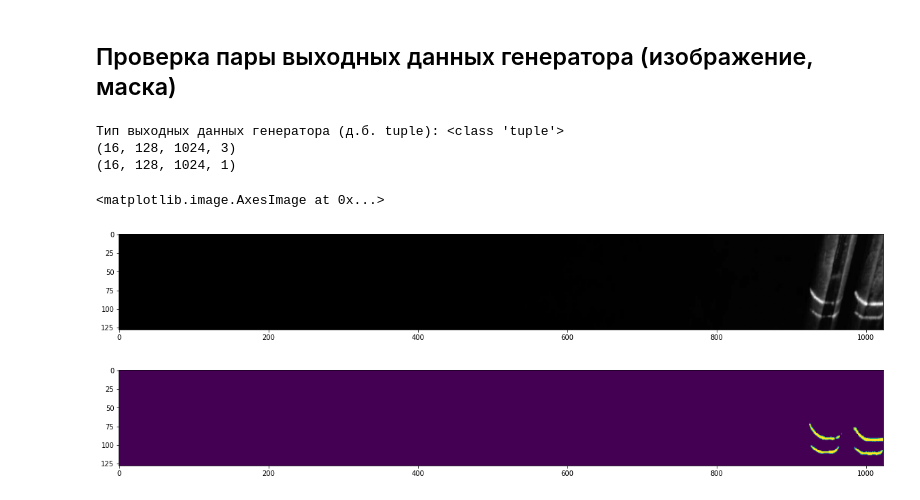
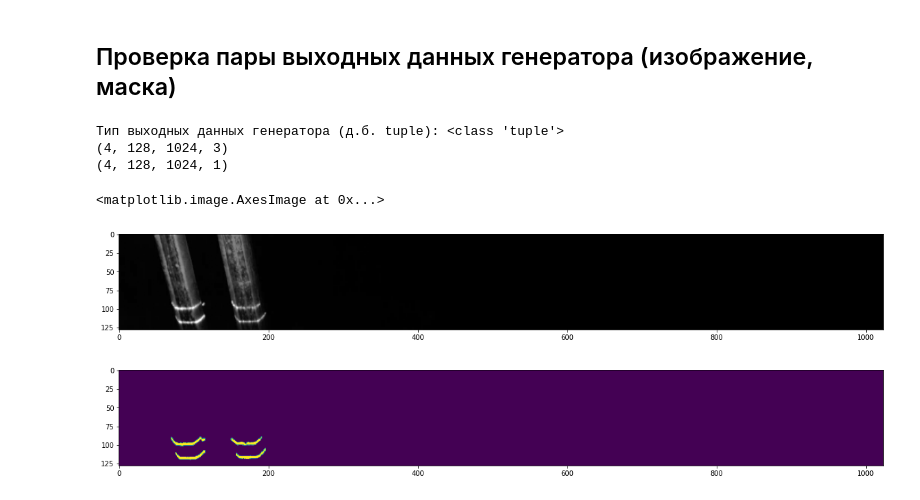
Before and after one commit to Storks/laser_trace, a Jupyter notebook: notebooks/data generators.ipynb, the cells around one changed output. Saved outputs shown, nothing was run; the diff lists cells and outputs as text; code cells hidden in the pictures.

```diff
--- a/notebooks/data generators.ipynb
+++ b/notebooks/data generators.ipynb
@@ -186,8 +186,8 @@ def img_mask_generator(directory, split='train', batch_size=1):
 # %% [markdown]
 ## Пример генератора
 # %%
-train_datagen = img_mask_generator(train_dir, batch_size=16)
-val_datagen = img_mask_generator(val_dir, batch_size=16)
+train_datagen = img_mask_generator(train_dir, batch_size=4)
+val_datagen = img_mask_generator(val_dir, batch_size=4)
 # %%
 type(train_datagen)
 # %% [output]
@@ -195,21 +195,21 @@ tensorflow.python.data.ops.dataset_ops.PrefetchDataset
 # %% [markdown]
 ## Проверка пары выходных данных генератора (изображение, маска)
 # %%
-a = next(iter(val_datagen.take(1)))
+a = next(iter(val_datagen.take(5)))
 
 print('Тип выходных данных генератора (д.б. tuple):', type(a))
 print(a[0].shape)
 print(a[1].shape)
 
 plt.figure(figsize=(20,10))
 plt.imshow(a[0][1,:,:,:])
 
 plt.figure(figsize=(20,10))
 plt.imshow(a[1][1,:,:,:])
 # %% [output]
 Тип выходных данных генератора (д.б. tuple): <class 'tuple'>
-(16, 128, 1024, 3)
-(16, 128, 1024, 1)
+(4, 128, 1024, 3)
+(4, 128, 1024, 1)
 <matplotlib.image.AxesImage at 0x...>
-[figure, old version]
+[figure, new version]
-[figure, old version]
+[figure, new version]
```
Also changed, not shown: parts of 2 cells of this notebook, 3 other files.
